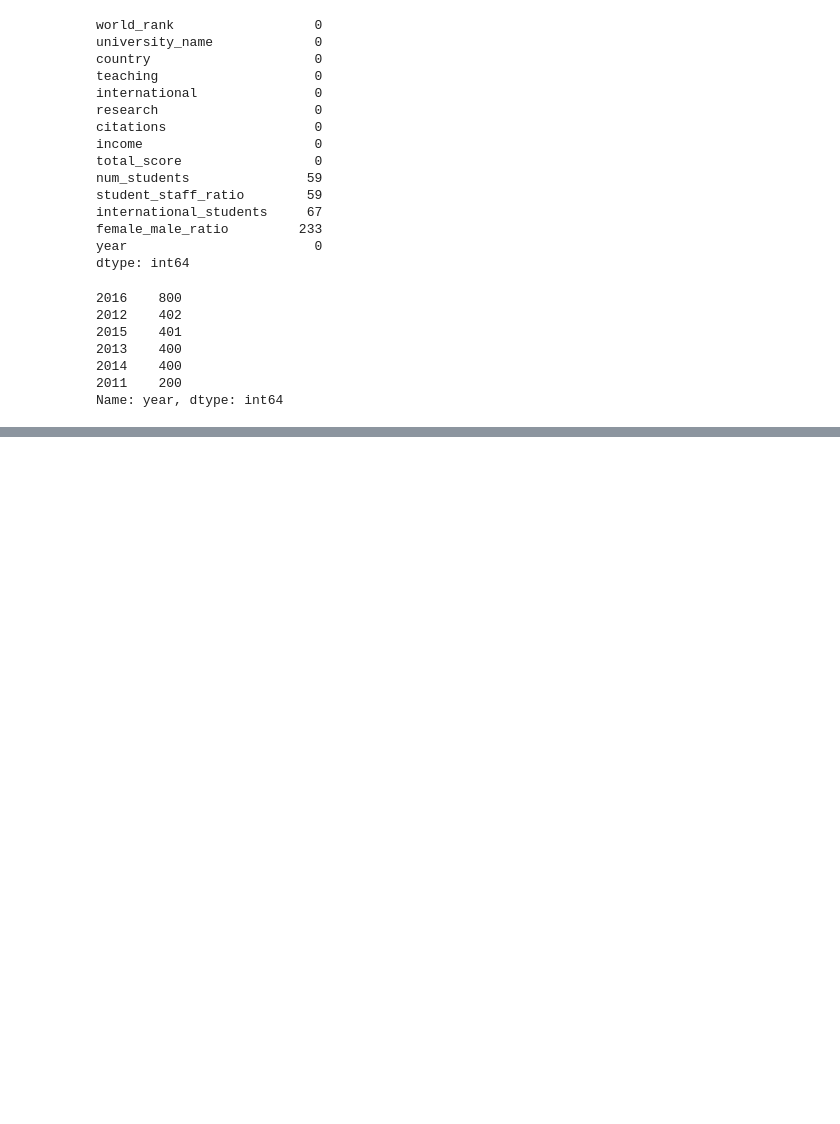
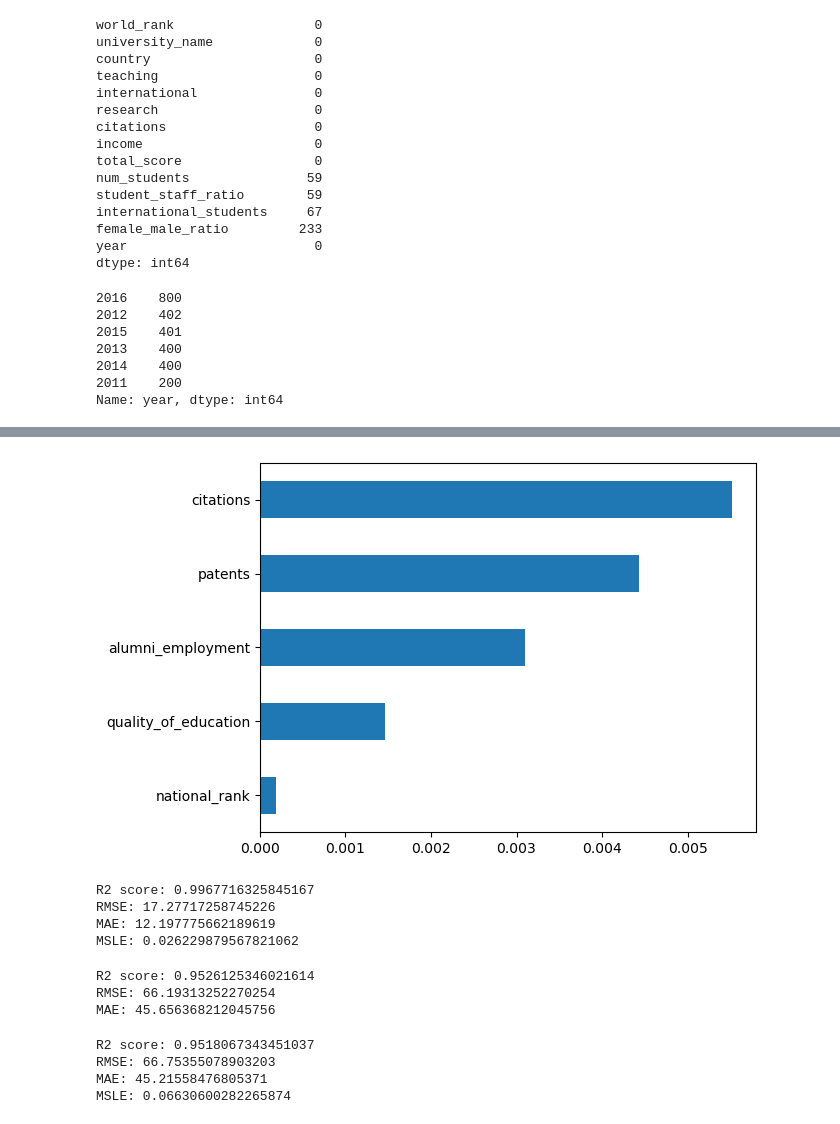
Before and after one commit to mynamescheff/uni-rank, a Jupyter notebook: rank.ipynb, the cells around one changed output, grey strips where cells are left out. Cells and saved outputs as stored; diff of their text form; code cells hidden in the pictures; blank space fills up the shorter version.

```diff
--- a/rank.ipynb
+++ b/rank.ipynb
@@ -147,0 +667,63 @@ df_times_2016.head(5)
+# %%
+#check the top 5 least important features
+pd.Series(model.feature_importances_, index=X.columns).nsmallest(5).plot(kind='barh')
+plt.show()
+# %% [output]
+[figure, added]
+# %%
+from sklearn.ensemble import GradientBoostingRegressor
+#fit the model
+model = GradientBoostingRegressor()
+model.fit(X_train, y_train)
+#predict the values
+y_pred = model.predict(X_test)
+#check the accuracy
+print('R2 score:', r2_score(y_test, y_pred))
+print('RMSE:', np.sqrt(mean_squared_error(y_test, y_pred)))
+#additional accuracy metrics
+from sklearn.metrics import mean_absolute_error, mean_squared_log_error
+print('MAE:', mean_absolute_error(y_test, y_pred))
+print('MSLE:', mean_squared_log_error(y_test, y_pred))
+# %% [output]
+R2 score: 0.9967716325845167
+RMSE: 17.27717258745226
+MAE: 12.197775662189619
+MSLE: 0.026229879567821062
+# %%
+#neural network
+from sklearn.neural_network import MLPRegressor
+#fit the model
+model = MLPRegressor()
+model.fit(X_train, y_train)
+#predict the values
+y_pred = model.predict(X_test)
+#check the accuracy
+print('R2 score:', r2_score(y_test, y_pred))
+print('RMSE:', np.sqrt(mean_squared_error(y_test, y_pred)))
+#additional accuracy metrics
+from sklearn.metrics import mean_absolute_error, mean_squared_log_error
+print('MAE:', mean_absolute_error(y_test, y_pred))
+# %% [output]
+R2 score: 0.9526125346021614
+RMSE: 66.19313252270254
+MAE: 45.656368212045756
+# %%
+#another model
+from sklearn.neural_network import MLPRegressor
+#fit the model
+model = MLPRegressor(hidden_layer_sizes=(100, 100, 100), max_iter=1000)
+model.fit(X_train, y_train)
+#predict the values
+y_pred = model.predict(X_test)
+#check the accuracy
+print('R2 score:', r2_score(y_test, y_pred))
+print('RMSE:', np.sqrt(mean_squared_error(y_test, y_pred)))
+#additional accuracy metrics
+from sklearn.metrics import mean_absolute_error, mean_squared_log_error
+print('MAE:', mean_absolute_error(y_test, y_pred))
+print('MSLE:', mean_squared_log_error(y_test, y_pred))
+# %% [output]
+R2 score: 0.9518067343451037
+RMSE: 66.75355078903203
+MAE: 45.21558476805371
+MSLE: 0.06630600282265874
```
Also changed, not shown: parts of 54 cells of this notebook.
